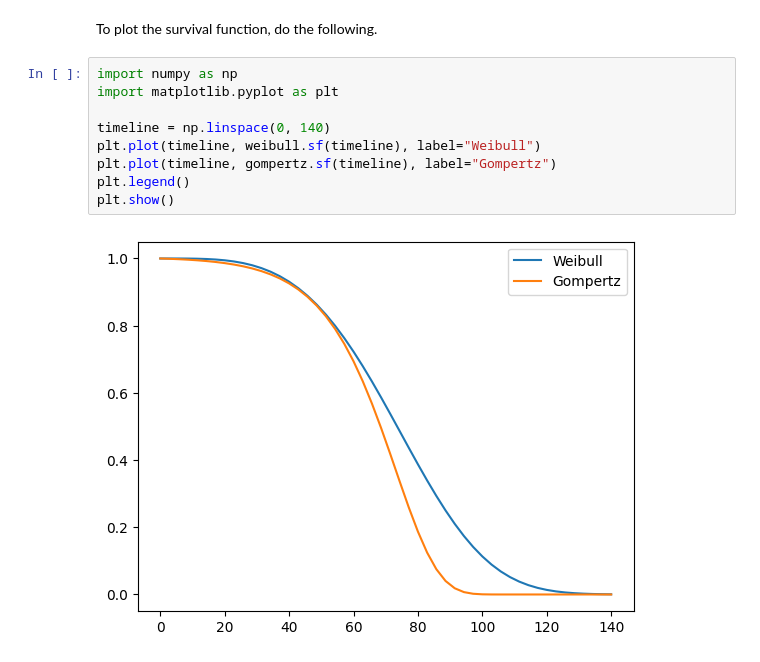
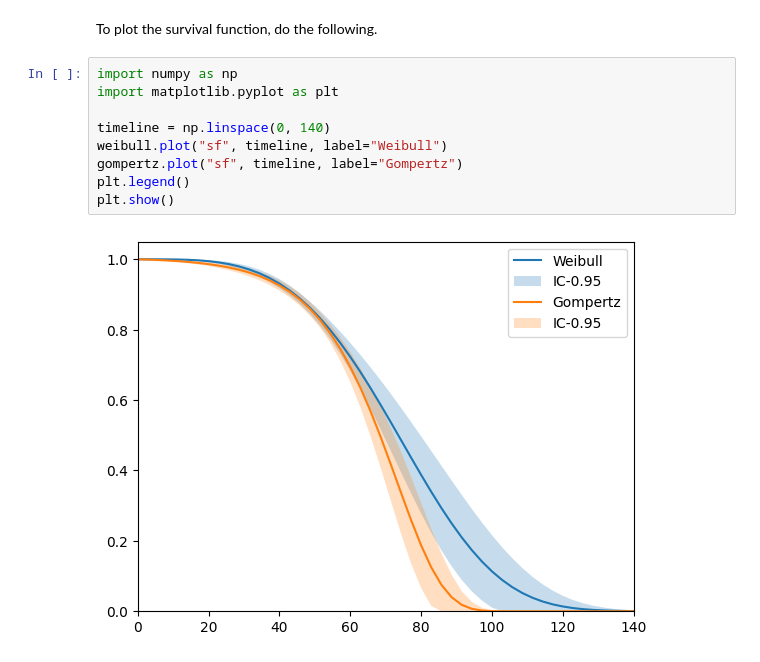
Before and after one commit to rte-france/relife, a Jupyter notebook: doc/source/user/lifetime_distributions.ipynb, the cells around one changed output. Cells and saved outputs as stored; diff of their text form.

```diff
--- a/doc/source/user/lifetime_distributions.ipynb
+++ b/doc/source/user/lifetime_distributions.ipynb
@@ -56,11 +56,11 @@ To plot the survival function, do the following.
 # %%
 import numpy as np
 import matplotlib.pyplot as plt
 
 timeline = np.linspace(0, 140)
-plt.plot(timeline, weibull.sf(timeline), label="Weibull")
-plt.plot(timeline, gompertz.sf(timeline), label="Gompertz")
+weibull.plot("sf", timeline, label="Weibull")
+gompertz.plot("sf", timeline, label="Gompertz")
 plt.legend()
 plt.show()
 # %% [output]
-[figure, old version]
+[figure, new version]
```
Also changed, not shown: 26 other files.
